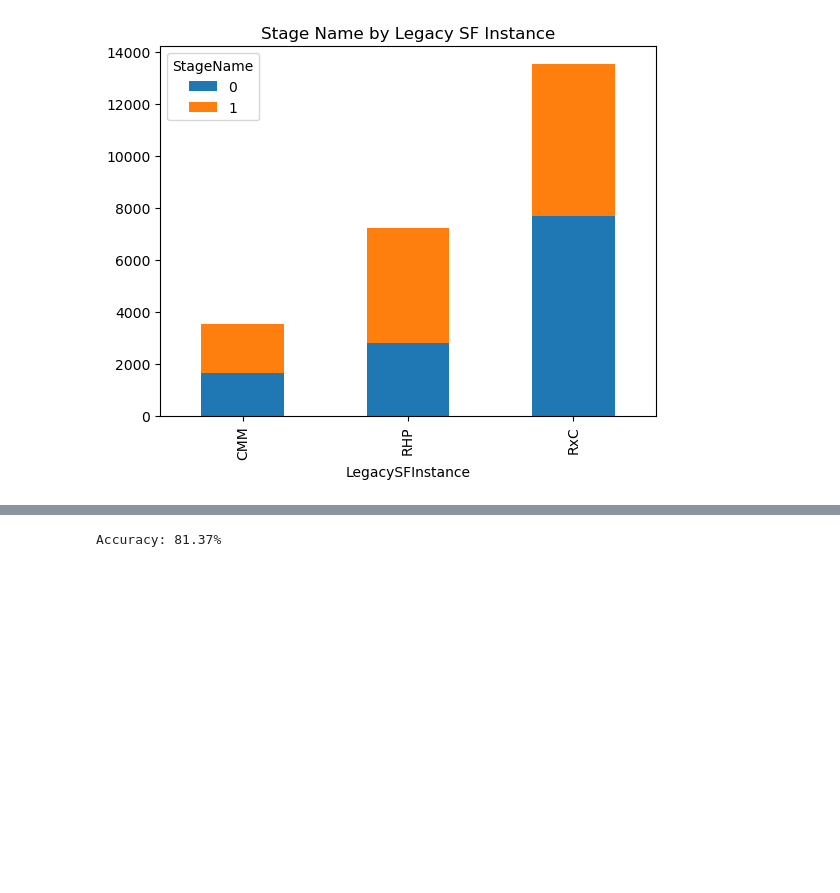
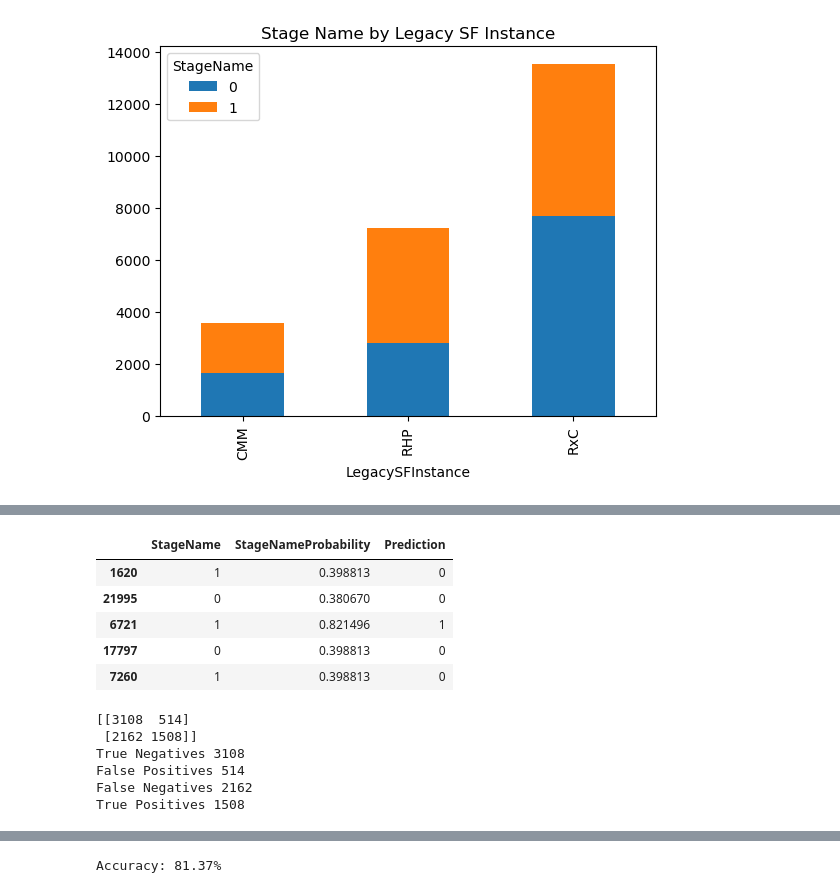
Before and after one commit to Krescenskok/DataScienceSessions, a Jupyter notebook: XGBoost.ipynb, the cells around one changed output, grey strips where cells are left out. Saved outputs shown, nothing was run; the diff lists cells and outputs as text; code cells hidden in the pictures; blank space fills up the shorter version.

```diff
--- a/XGBoost.ipynb
+++ b/XGBoost.ipynb
@@ -287,0 +290,20 @@ y_train_predict2
+# %%
+import statsmodels.api as sm #logistic regression with summary
+from sklearn.linear_model import LogisticRegression # logistic regression with RFE
+from sklearn.feature_selection import RFE #recursive feature elimination
+from statsmodels.stats.outliers_influence import variance_inflation_factor #variable selection
+
+newX = sm.add_constant(X_train)
+newX.head()
+
+lm = sm.GLM(y_train,(sm.add_constant(X_train)), family = sm.families.Binomial())
+lm.fit().summary()
+
+# Use the sklearn logistic regression model for RFE and VIF features
+
+##instantiate logistic regression model
+lr = LogisticRegression()
+rfe = RFE(estimator=lr, n_features_to_select=10)
+rfe = rfe.fit(X_train, y_train)
+
+list(zip(X_train.columns, rfe.support_, rfe.ranking_))
@@ -287,0 +367,3 @@ y_train_predict2
+# %%
+X_train = X_train.drop(['TotalOpportunityAmount'], axis =1)
+X_test = X_test.drop(['TotalOpportunityAmount'], axis =1)
@@ -287,0 +506,42 @@ y_train_predict2
+# %%
+cols_to_keep = ['LegacySFInstance_RHP', 'CurrentCompanyMarketCapCategory_Micro', 'CurrentCompanyMarketCapCategory_Small', 'OpportunityType_Renewal', 'OpportunityType_Termination', 'CreateDateMonth_5', 'CreateDateMonth_7', 'CreateDateMonth_9', 'CreateDateMonth_12']
+
+X_test = X_test[cols_to_keep]
+X_test = sm.add_constant(X_test)
+
+
+X_test = sm.add_constant(X_test)
+
+y_test_predic = lm.fit().predict(X_test)
+y_test_predic
+
+y_test_predic2 = pd.DataFrame({'StageName':y_test.values, 'StageNameProbability':y_test_predic})
+y_test_predic2.head()
+
+y_test_predic2['Prediction'] = y_test_predic2.StageNameProbability.map(lambda x: 1 if x > 0.5 else 0)
+y_test_predic2.head()
+# %% [output]
+|  | StageName | StageNameProbability | Prediction |
+| 1620 | 1 | 0.398813 | 0 |
+| 21995 | 0 | 0.380670 | 0 |
+| 6721 | 1 | 0.821496 | 1 |
+| 17797 | 0 | 0.398813 | 0 |
+| 7260 | 1 | 0.398813 | 0 |
+# %%
+cmatrix2 = metrics.confusion_matrix(y_test_predic2.StageName, y_test_predic2.Prediction )
+print(cmatrix2)
+TN2 = cmatrix2[0,0] # true negatives
+print("True Negatives", TN2)
+FP2 = cmatrix2[0,1] # false positives
+print("False Positives", FP2)
+FN2 = cmatrix2[1,0] # false negatives
+print("False Negatives", FN2)
+TP2 = cmatrix2[1,1] # true positive
+print("True Positives", TP2)
+# %% [output]
+[[3108  514]
+ [2162 1508]]
+True Negatives 3108
+False Positives 514
+False Negatives 2162
+True Positives 1508
```
Also changed, not shown: parts of 130 cells of this notebook.
